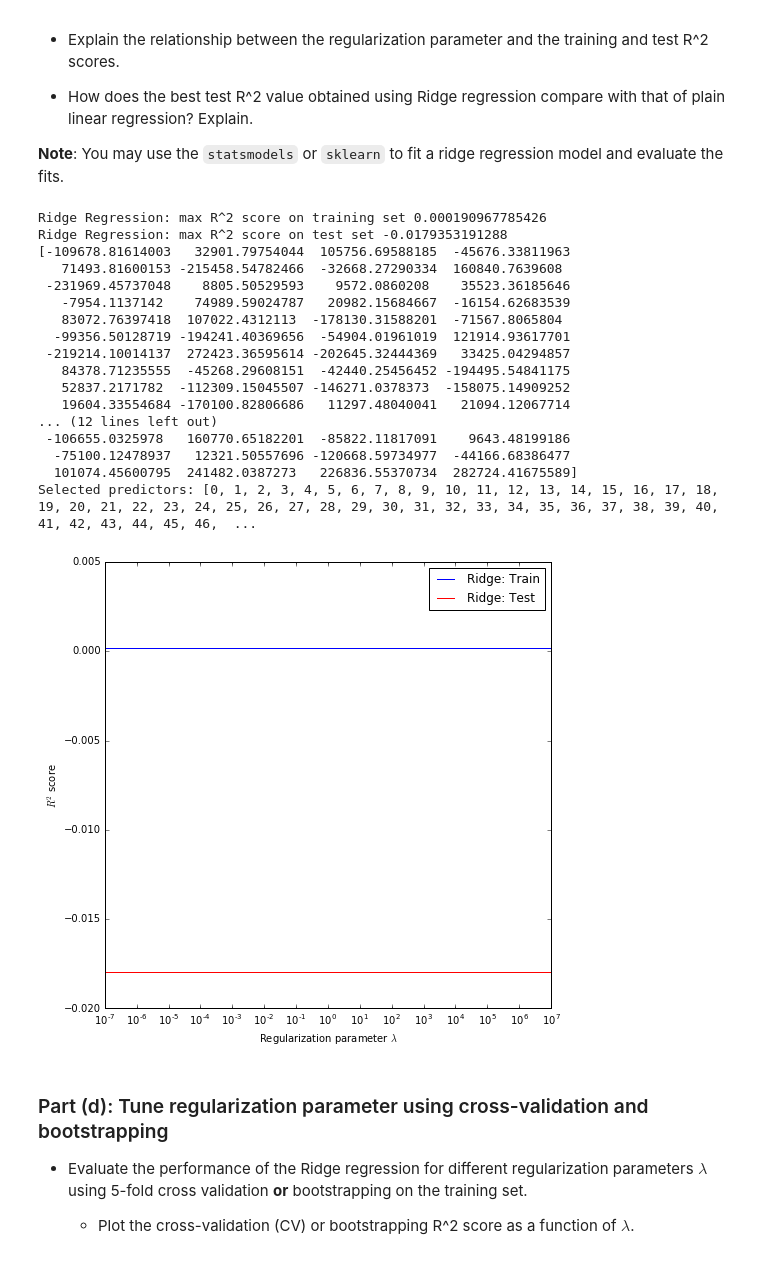
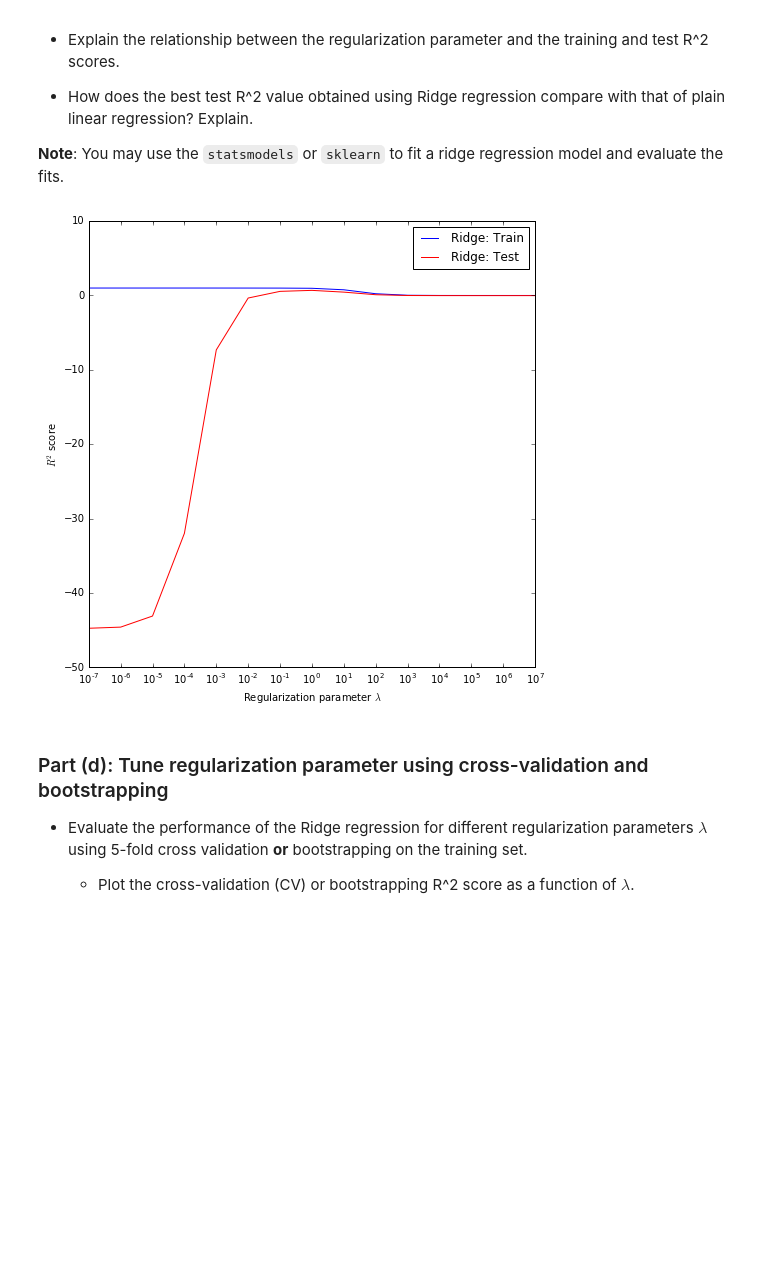
Before and after one commit to hecerinc/cs109a, a Jupyter notebook: hw4/keery_sean_cs109a_HW4.ipynb, the cells around one changed output. Saved outputs shown, nothing was run; the diff lists cells and outputs as text; code cells hidden in the pictures; blank space fills up the shorter version.

Commit message:
2d ridge

```diff
--- a/hw4/keery_sean_cs109a_HW4.ipynb
+++ b/hw4/keery_sean_cs109a_HW4.ipynb
@@ -408,7 +408,7 @@ coeff_a =np.zeros((num_lambdas, num_predictors))
 lambdas= np.linspace(lambda_min,lambda_max, num_lambdas)
 # for d in range(10**1/degrees, 10**degrees):
 for ind, i in enumerate(lambdas):
-#         reg=Ridge_Reg(alpha = 10**i)
+    reg=Ridge_Reg(alpha = 10**i)
 # #         model_results, _ =reg.fit(x_train, y_train)
     reg.fit(x_train, y_train)
 #         R2_train[i] = reg.score(x_train,y_train) #rsquared
@@ -420,46 +420,20 @@ for ind, i in enumerate(lambdas):
 # %%
 # Plot train an test R-squared as a function parameter value
 fig, ax = plt.subplots(1, 1, figsize=(8, 8))
 
 # ax.axhline(y = test_r_squared_plain, c='g', label = 'Plain Regression')
 ax.semilogx(10.0**lambdas, (train_r_squared), c='b', label='Ridge: Train')
 ax.semilogx(10.0**lambdas, (test_r_squared), c='r', label='Ridge: Test')
 
 
 ax.set_xlabel('Regularization parameter $\lambda$')
 ax.set_ylabel(r'$R^2$ score')
 
 #ax.set_ylim((test_r_squared_plain-0.2, 1.2))
 ax.legend(loc = 'best')
-
-print 'Ridge Regression: max R^2 score on training set', max(train_r_squared)
-print 'Ridge Regression: max R^2 score on test set', max(test_r_squared)
-
-reg = Lasso_Reg(alpha =lambdas[np.argmax(test_r_squared)])
-reg.fit(x_train, y_train)
-coefficients = reg.coef_
-print coefficients
-print  'Selected predictors:', [i for i, item in enumerate(coefficients) if abs(item) > 0]
 plt.show()
 # %% [output]
-Ridge Regression: max R^2 score on training set 0.000190967785426
-Ridge Regression: max R^2 score on test set -0.0179353191288
-[-109678.81614003   32901.79754044  105756.69588185  -45676.33811963
-   71493.81600153 -215458.54782466  -32668.27290334  160840.7639608
- -231969.45737048    8805.50529593    9572.0860208    35523.36185646
-   -7954.1137142    74989.59024787   20982.15684667  -16154.62683539
-   83072.76397418  107022.4312113  -178130.31588201  -71567.8065804
-  -99356.50128719 -194241.40369656  -54904.01961019  121914.93617701
- -219214.10014137  272423.36595614 -202645.32444369   33425.04294857
-   84378.71235555  -45268.29608151  -42440.25456452 -194495.54841175
-   52837.2171782  -112309.15045507 -146271.0378373  -158075.14909252
-   19604.33554684 -170100.82806686   11297.48040041   21094.12067714
-... (12 lines left out)
- -106655.0325978   160770.65182201  -85822.11817091    9643.48199186
-  -75100.12478937   12321.50557696 -120668.59734977  -44166.68386477
-  101074.45600795  241482.0387273   226836.55370734  282724.41675589]
-Selected predictors: [0, 1, 2, 3, 4, 5, 6, 7, 8, 9, 10, 11, 12, 13, 14, 15, 16, 17, 18, 19, 20, 21, 22, 23, 24, 25, 26, 27, 28, 29, 30, 31, 32, 33, 34, 35, 36, 37, 38, 39, 40, 41, 42, 43, 44, 45, 46,  ...
-[figure, old version]
+[figure, new version]
 # %% [markdown]
 ### Part (d): Tune regularization parameter using cross-validation and bootstrapping
 -  Evaluate the performance of the Ridge regression for different regularization parameters $\lambda$ using 5-fold cross validation **or** bootstrapping on the training set.
```
Also changed, not shown: parts of 2 cells of this notebook.
